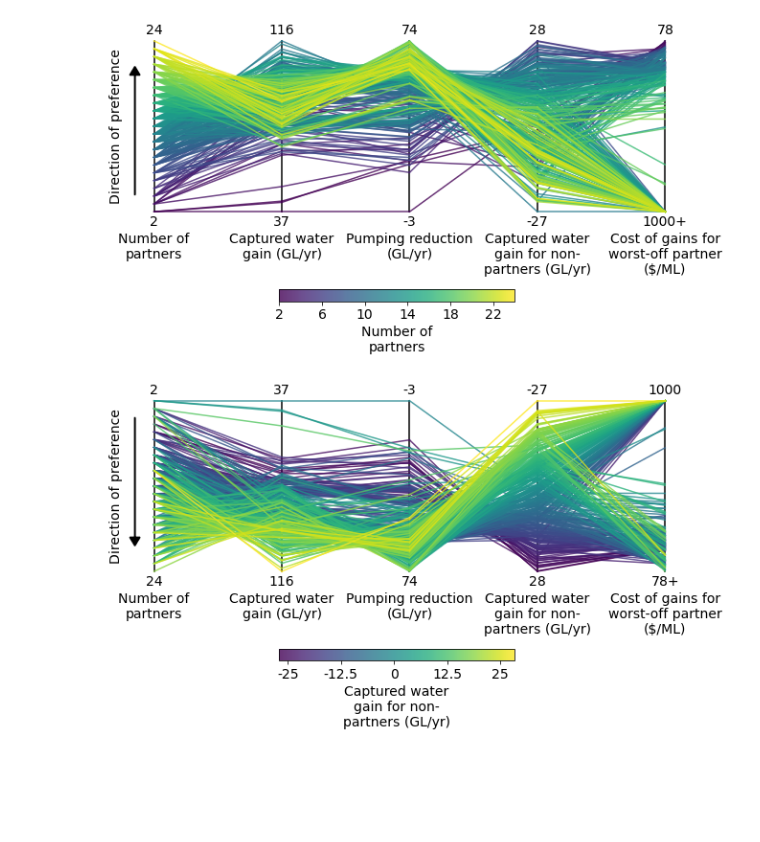
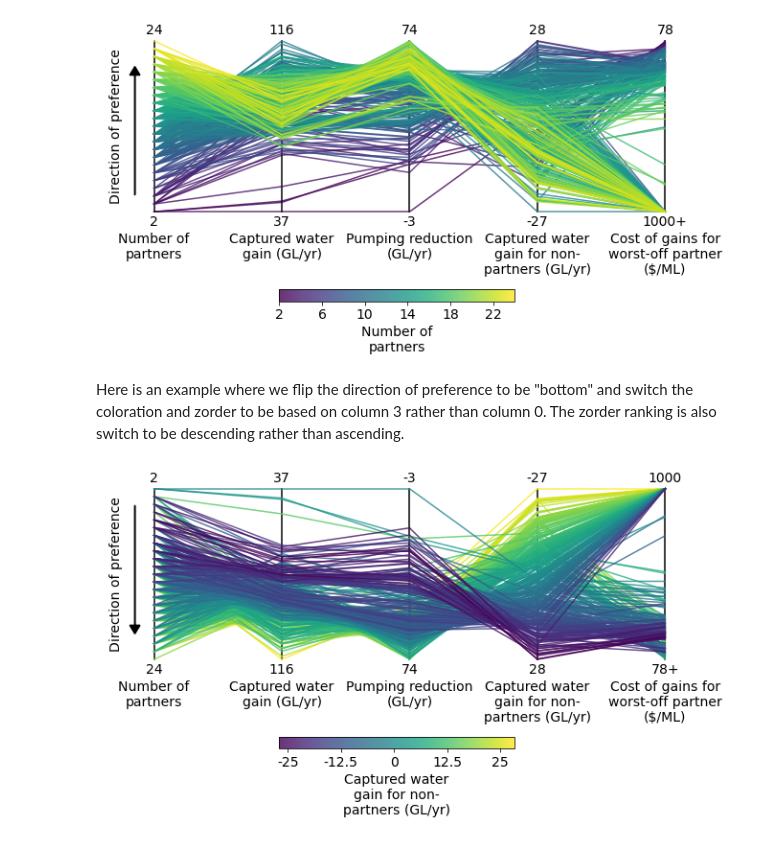
Before and after one commit to reedgroup/reedgroup.github.io, a Jupyter notebook: docs/FigureLibrary/ParallelCoordinatesPlots.ipynb, the cells around one changed output. Drawn from its saved outputs; the diff is of its cells as text; code cells hidden in the pictures; blank space fills up the shorter version.

```diff
--- a/docs/FigureLibrary/ParallelCoordinatesPlots.ipynb
+++ b/docs/FigureLibrary/ParallelCoordinatesPlots.ipynb
@@ -25,0 +74,9 @@ fontsize = 14
+# %%
+### function to get color based on continuous color map or categorical map
+def get_color(value, color_by_continuous, color_palette_continuous,
+              color_by_categorical, color_dict_categorical):
+    if color_by_continuous is not None:
+        color = colormaps.get_cmap(color_palette_continuous)(value)
+    elif color_by_categorical is not None:
+        color = color_dict_categorical[value]
+    return color
@@ -255,9 +309,15 @@ custom_parallel_coordinates(objs, columns_axes=objs.columns, axis_labels = axis_
 # %% [output]
 [figure]
+# %% [markdown]
+Here is an example where we flip the direction of preference to be "bottom" and switch the coloration and zorder to be based on column 3 rather than column 0. The zorder ranking is also switch to be descending rather than ascending.
 # %%
 ### flip direction of preference & color/order by axis 3 (note zero-indexing; Captured Water Gain for Non-partners)
-custom_parallel_coordinates(objs, columns_axes=objs.columns, axis_labels = axis_labels, color_by_continuous=3, zorder_by=3, ideal_direction='bottom',
+custom_parallel_coordinates(objs, columns_axes=objs.columns, axis_labels = axis_labels,
+                            color_by_continuous=3, ideal_direction='bottom',
+                            zorder_by=3, zorder_direction = 'descending',
                             alpha_base = 0.8, lw_base=1.5, fontsize=fontsize, figsize=figsize,
-                            minmaxs=['max','max','max','max','min'], colorbar_ticks_continuous=[-25,-12.5,0,12.5,25])
+                            minmaxs=['max','max','max','max','min'],
+                            colorbar_ticks_continuous=[-25,-12.5,0,12.5,25],
+                            save_fig_filename = f'{fig_dir}/paraxis2.png')
 # %% [output]
-[figure, old version]
+[figure, new version]
```
Also changed, not shown: parts of 23 cells of this notebook, 3 other files.
